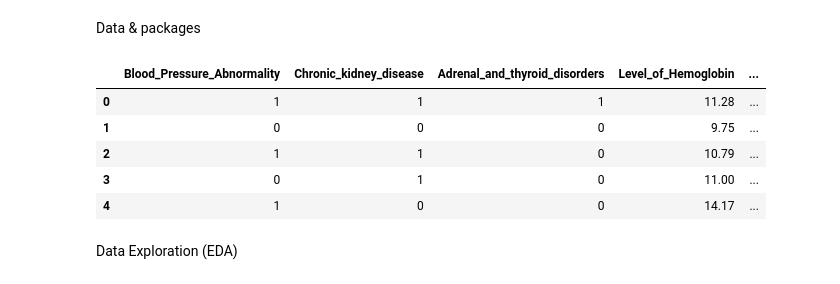
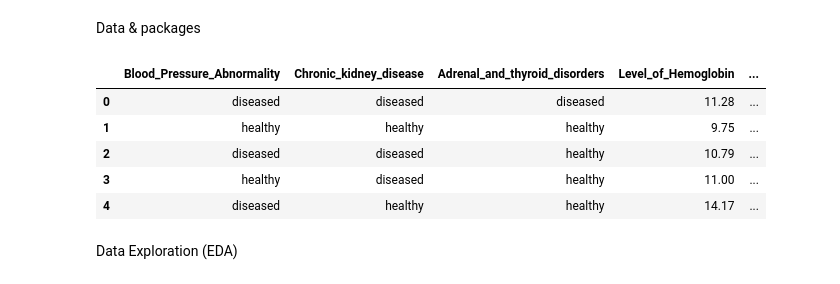
Before and after one commit to DaLuSt/DSLS-DS3-Machine-learning, a Jupyter notebook: Supervised-learning/Supervisedlearning_Assingment_DaanSteur_379943_DSLS.ipynb, the cells around one changed output. Cells and saved outputs as stored; diff of their text form; code cells hidden in the pictures.

```diff
--- a/Supervised-learning/Supervisedlearning_Assingment_DaanSteur_379943_DSLS.ipynb
+++ b/Supervised-learning/Supervisedlearning_Assingment_DaanSteur_379943_DSLS.ipynb
@@ -59,34 +60,37 @@ from sklearn.metrics import accuracy_score, precision_score, recall_score, mean_
 # %%
 # load data
 data = pd.read_csv("data.csv")
 # drop parient ids
 data.drop(['Patient_Number'], axis=1, inplace=True)
 # reoreder columns
 data = data[["Blood_Pressure_Abnormality",
             "Chronic_kidney_disease",
              "Adrenal_and_thyroid_disorders",
              "Level_of_Hemoglobin",
              "Genetic_Pedigree_Coefficient",
              "Age",
              "BMI",
              "Sex",
              "Pregnancy",
              "Smoking",
              "Physical_activity",
              "salt_content_in_the_diet",
              "alcohol_consumption_per_day",
              "Level_of_Stress",
 ]]
-
-data["Sex"] =  data["Sex"].replace({1: "Male", 0: "Female"})
+data["Sex"] =  data["Sex"].replace({1: "male", 0: "female"})
+data["Chronic_kidney_disease"] =  data["Chronic_kidney_disease"].replace({1: "diseased", 0: "healthy"})
+data["Adrenal_and_thyroid_disorders"] =  data["Adrenal_and_thyroid_disorders"].replace({1: "diseased", 0: "healthy"})
+data["Blood_Pressure_Abnormality"] =  data["Blood_Pressure_Abnormality"].replace({1: "diseased", 0: "healthy"})
+data["Smoking"] =  data["Smoking"].replace({1: "yes", 0: "no"})
 data.head()
 # %% [output]
 |  | Blood_Pressure_Abnormality | Chronic_kidney_disease | Adrenal_and_thyroid_disorders | Level_of_Hemoglobin | ... |
-| 0 | 1 | 1 | 1 | 11.28 | ... |
-| 1 | 0 | 0 | 0 | 9.75 | ... |
-| 2 | 1 | 1 | 0 | 10.79 | ... |
-| 3 | 0 | 1 | 0 | 11.00 | ... |
-| 4 | 1 | 0 | 0 | 14.17 | ... |
+| 0 | diseased | diseased | diseased | 11.28 | ... |
+| 1 | healthy | healthy | healthy | 9.75 | ... |
+| 2 | diseased | diseased | healthy | 10.79 | ... |
+| 3 | healthy | diseased | healthy | 11.00 | ... |
+| 4 | diseased | healthy | healthy | 14.17 | ... |
 # %% [markdown]
 Data Exploration (EDA)
 # %%
```
Also changed, not shown: parts of 22 cells of this notebook.
